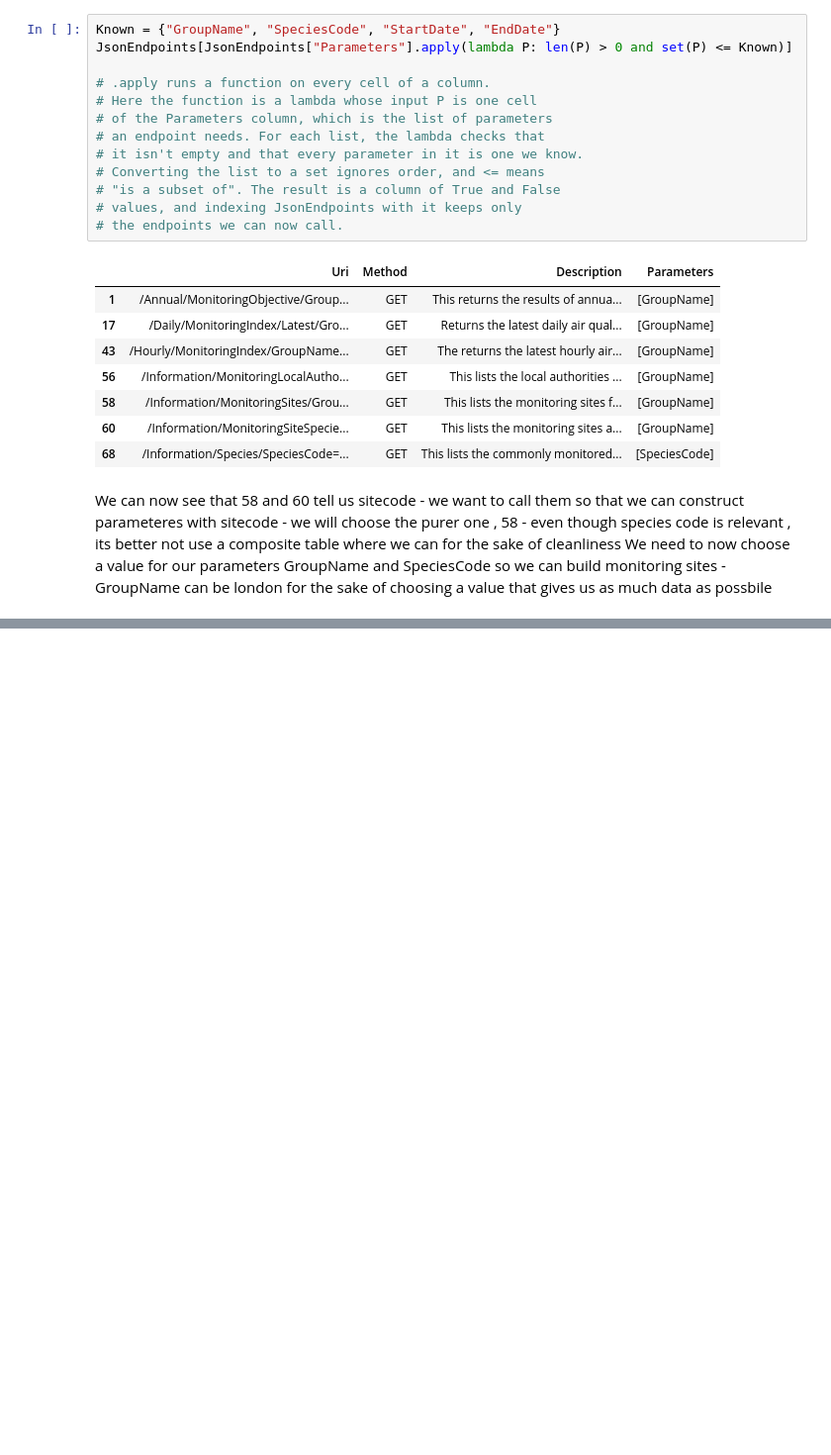
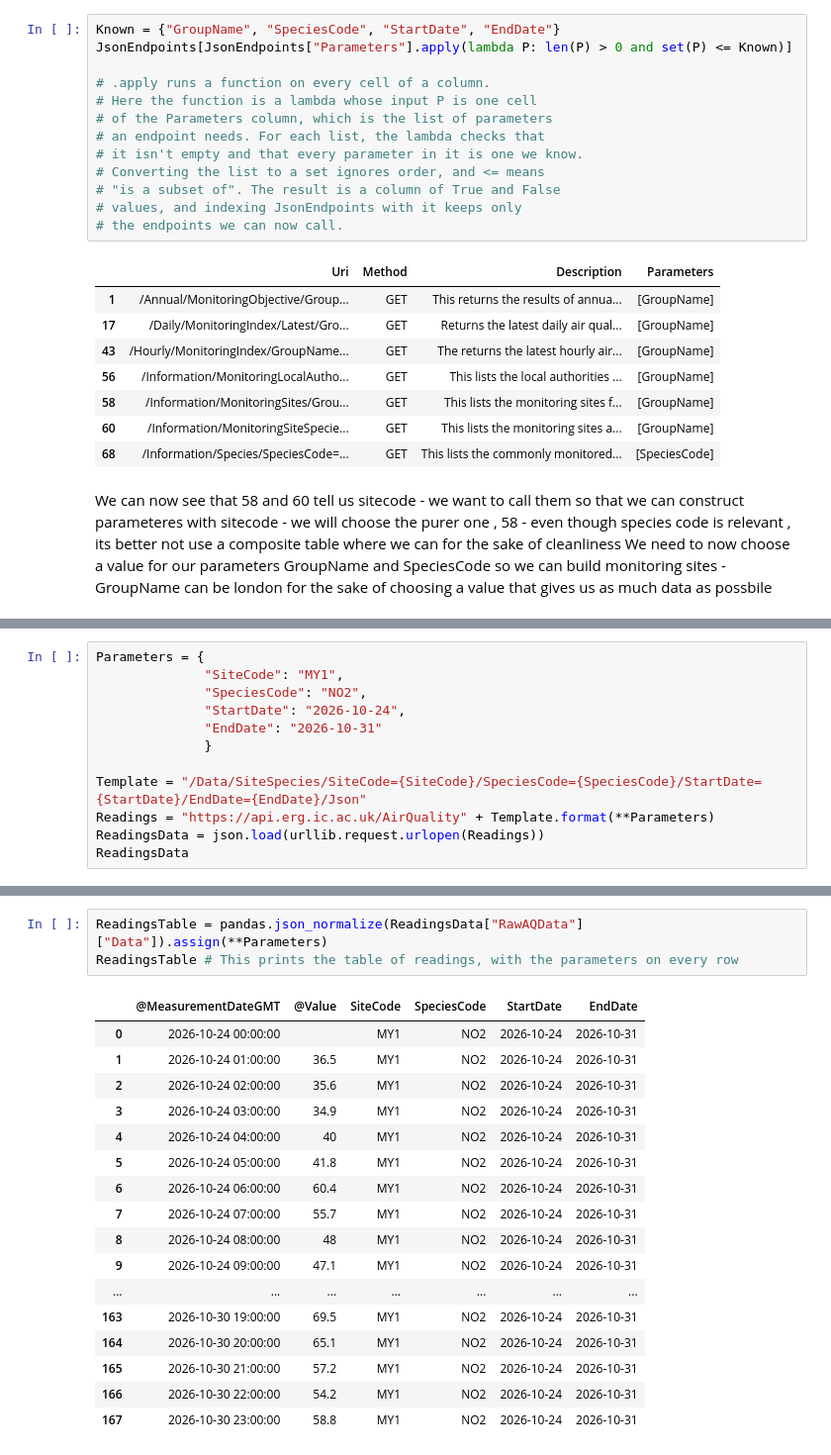
Before and after one commit to KPS25FX/london-air-quality, a Jupyter notebook: ExtractF0Z3.ipynb, the cells around one changed output, grey strips where cells are left out. Shown at 99% size. Drawn from its saved outputs; the diff is of its cells as text; blank space fills up the shorter version.

Commit message:
Retrieved actual data from data endpoint - saving so we have a snapshot of the data at a certain time

```diff
--- a/ExtractF0Z3.ipynb
+++ b/ExtractF0Z3.ipynb
@@ -227,0 +306,12 @@ MonitoringSitesData # This prints the data of monitoring sites
+# %%
+Parameters = {
+              "SiteCode": "MY1",
+              "SpeciesCode": "NO2",
+              "StartDate": "2026-10-24",
+              "EndDate": "2026-10-31"
+              }
+
+Template = "/Data/SiteSpecies/SiteCode={SiteCode}/SpeciesCode={SpeciesCode}/StartDate={StartDate}/EndDate={EndDate}/Json"
+Readings = "https://api.erg.ic.ac.uk/AirQuality" + Template.format(**Parameters)
+ReadingsData = json.load(urllib.request.urlopen(Readings))
+ReadingsData
@@ -227,0 +345,21 @@ MonitoringSitesData # This prints the data of monitoring sites
+# %%
+ReadingsTable = pandas.json_normalize(ReadingsData["RawAQData"]["Data"]).assign(**Parameters)
+ReadingsTable # This prints the table of readings, with the parameters on every row
+# %% [output]
+|  | @MeasurementDateGMT | @Value | SiteCode | SpeciesCode | StartDate | EndDate |
+| 0 | 2026-10-24 00:00:00 |  | MY1 | NO2 | 2026-10-24 | 2026-10-31 |
+| 1 | 2026-10-24 01:00:00 | 36.5 | MY1 | NO2 | 2026-10-24 | 2026-10-31 |
+| 2 | 2026-10-24 02:00:00 | 35.6 | MY1 | NO2 | 2026-10-24 | 2026-10-31 |
+| 3 | 2026-10-24 03:00:00 | 34.9 | MY1 | NO2 | 2026-10-24 | 2026-10-31 |
+| 4 | 2026-10-24 04:00:00 | 40 | MY1 | NO2 | 2026-10-24 | 2026-10-31 |
+| 5 | 2026-10-24 05:00:00 | 41.8 | MY1 | NO2 | 2026-10-24 | 2026-10-31 |
+| 6 | 2026-10-24 06:00:00 | 60.4 | MY1 | NO2 | 2026-10-24 | 2026-10-31 |
+| 7 | 2026-10-24 07:00:00 | 55.7 | MY1 | NO2 | 2026-10-24 | 2026-10-31 |
+| 8 | 2026-10-24 08:00:00 | 48 | MY1 | NO2 | 2026-10-24 | 2026-10-31 |
+| 9 | 2026-10-24 09:00:00 | 47.1 | MY1 | NO2 | 2026-10-24 | 2026-10-31 |
+| ... | ... | ... | ... | ... | ... | ... |
+| 163 | 2026-10-30 19:00:00 | 69.5 | MY1 | NO2 | 2026-10-24 | 2026-10-31 |
+| 164 | 2026-10-30 20:00:00 | 65.1 | MY1 | NO2 | 2026-10-24 | 2026-10-31 |
+| 165 | 2026-10-30 21:00:00 | 57.2 | MY1 | NO2 | 2026-10-24 | 2026-10-31 |
+| 166 | 2026-10-30 22:00:00 | 54.2 | MY1 | NO2 | 2026-10-24 | 2026-10-31 |
+| 167 | 2026-10-30 23:00:00 | 58.8 | MY1 | NO2 | 2026-10-24 | 2026-10-31 |
```
Also changed, not shown: parts of 8 cells of this notebook, 1 other file.
